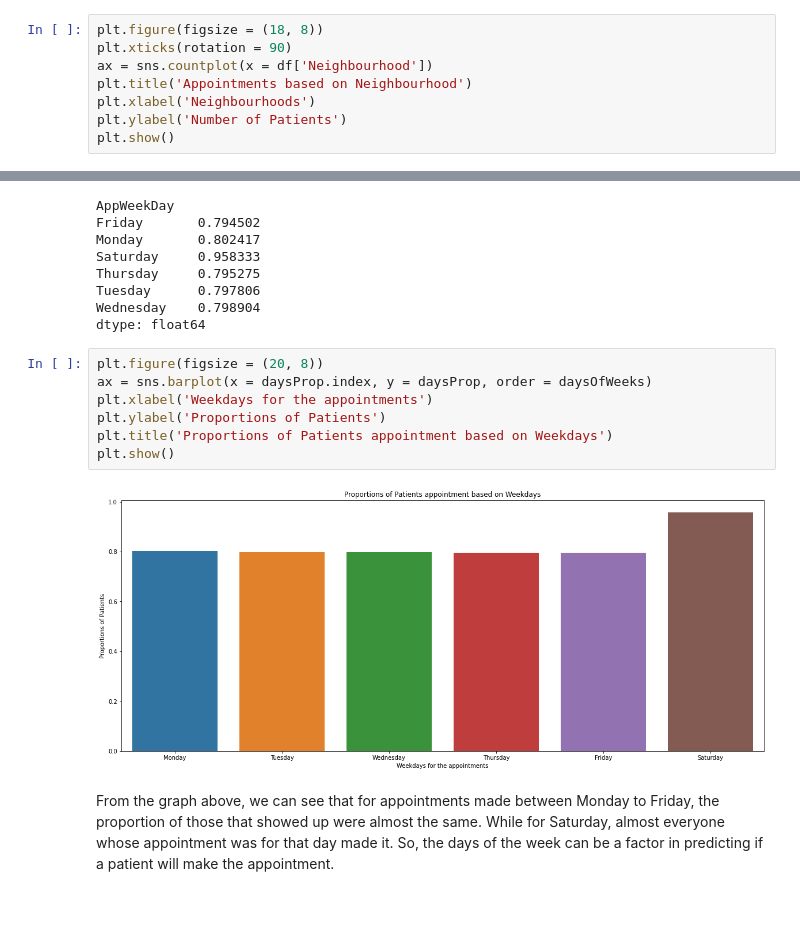
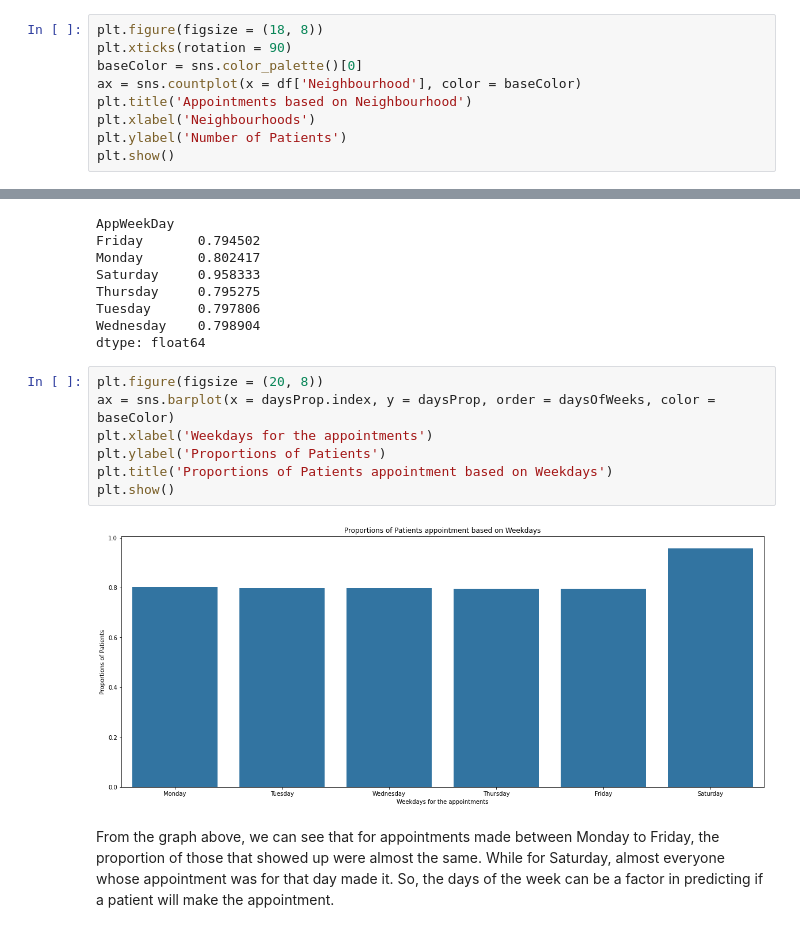
Before and after one commit to tubekx/no-show-appointments, a Jupyter notebook: NoShow_Appointments.ipynb, the cells around one changed output, grey strips where cells are left out. Cells and saved outputs as stored; diff of their text form.

```diff
--- a/NoShow_Appointments.ipynb
+++ b/NoShow_Appointments.ipynb
@@ -780,7 +780,8 @@ A chart of the neighbourhoods based on the number of patients
 # %%
 plt.figure(figsize = (18, 8))
 plt.xticks(rotation = 90)
-ax = sns.countplot(x = df['Neighbourhood'])
+baseColor = sns.color_palette()[0]
+ax = sns.countplot(x = df['Neighbourhood'], color = baseColor)
 plt.title('Appointments based on Neighbourhood')
 plt.xlabel('Neighbourhoods')
 plt.ylabel('Number of Patients')
@@ -919,13 +922,13 @@ Wednesday    0.798904
 dtype: float64
 # %%
 plt.figure(figsize = (20, 8))
-ax = sns.barplot(x = daysProp.index, y = daysProp, order = daysOfWeeks)
+ax = sns.barplot(x = daysProp.index, y = daysProp, order = daysOfWeeks, color = baseColor)
 plt.xlabel('Weekdays for the appointments')
 plt.ylabel('Proportions of Patients')
 plt.title('Proportions of Patients appointment based on Weekdays')
 plt.show()
 # %% [output]
-[figure, old version]
+[figure, new version]
 # %% [markdown]
 From the graph above, we can see that for appointments made between Monday to Friday, the proportion of those that showed up were almost the same. While for Saturday, almost everyone whose appointment was for that day made it. So, the days of the week can be a factor in predicting if a patient will make the appointment.
 # %% [markdown]
```
Also changed, not shown: parts of 3 cells of this notebook.
